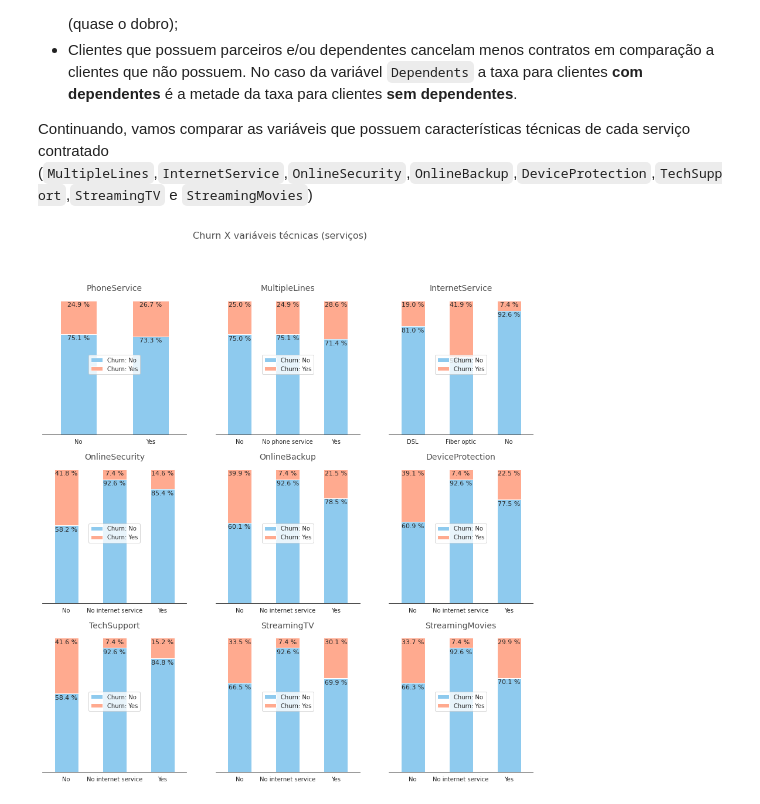
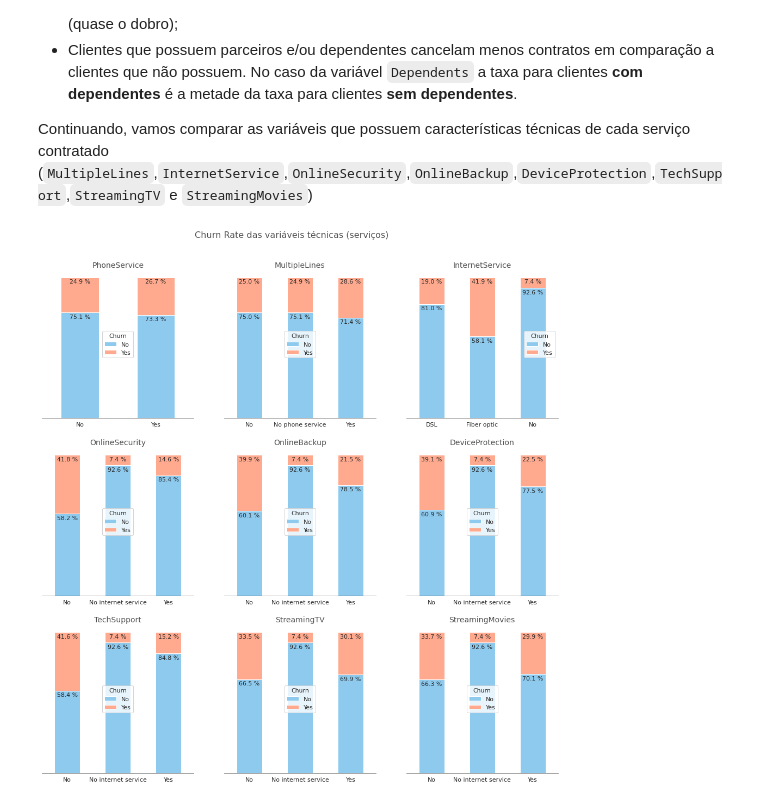
Before and after one commit to LuisCSGuimaraes/ChurnPrediction, a Jupyter notebook: Notebook/Churn Prediction.ipynb, the cells around one changed output. Drawn from its saved outputs; the diff is of its cells as text; code cells hidden in the pictures.

```diff
--- a/Notebook/Churn Prediction.ipynb
+++ b/Notebook/Churn Prediction.ipynb
@@ -616,8 +621,8 @@ df_movies = pd.crosstab(index = df_clean.StreamingMovies,
                         columns = df_clean.Churn).apply(lambda x: x/x.sum()*100, axis=1)
 
 #Criando a figura
-fig, ax = plt.subplots(figsize=(15, 15), ncols=3, nrows=3)
-st = fig.suptitle("Churn X variáveis técnicas (serviços)", fontsize="16", color=cinza_texto)
+fig, ax = plt.subplots(figsize=(17, 17), ncols=3, nrows=3)
+st = fig.suptitle("Churn Rate das variáveis técnicas (serviços)", fontsize="16", color=cinza_texto, y=.94)
 
 #Plotando
 ax1=df_phone.plot(kind='bar',
@@ -709,8 +714,9 @@ ax1.set_title("PhoneService",
 ax1.set_xlabel(None)
 ax1.set_ylabel(None)
 ax1.set_yticklabels([])
-ax1.legend(['Churn: No','Churn: Yes'],
-           loc="center")
+ax1.legend(['No','Yes'],
+           loc="center",
+           title="Churn")
 ax1.tick_params(rotation='auto')
 
 ax2.set_title("MultipleLines",
@@ -719,8 +725,9 @@ ax2.set_title("MultipleLines",
 ax2.set_xlabel(None)
 ax2.set_ylabel(None)
 ax2.set_yticklabels([])
-ax2.legend(['Churn: No','Churn: Yes'],
-           loc="center")
+ax2.legend(['No','Yes'],
+           loc="center",
+           title="Churn")
 ax2.tick_params(rotation='auto')
 
 ax3.set_title("InternetService",
@@ -729,8 +736,9 @@ ax3.set_title("InternetService",
 ax3.set_xlabel(None)
 ax3.set_ylabel(None)
 ax3.set_yticklabels([])
-ax3.legend(['Churn: No','Churn: Yes'],
-           loc="center")
+ax3.legend(['No','Yes'],
+           loc="center right",
+           title="Churn")
 ax3.tick_params(rotation='auto')
 
 ax4.set_title("OnlineSecurity",
@@ -739,8 +747,9 @@ ax4.set_title("OnlineSecurity",
 ax4.set_xlabel(None)
 ax4.set_ylabel(None)
 ax4.set_yticklabels([])
-ax4.legend(['Churn: No','Churn: Yes'],
-           loc="center")
+ax4.legend(['No','Yes'],
+           loc="center",
+           title="Churn")
 ax4.tick_params(rotation='auto')
 
 ax5.set_title("OnlineBackup",
@@ -749,8 +758,9 @@ ax5.set_title("OnlineBackup",
 ax5.set_xlabel(None)
 ax5.set_ylabel(None)
 ax5.set_yticklabels([])
-ax5.legend(['Churn: No','Churn: Yes'],
-           loc="center")
+ax5.legend(['No','Yes'],
+           loc="center",
+           title="Churn")
 ax5.tick_params(rotation='auto')
 
 ax6.set_title("DeviceProtection",
@@ -759,8 +769,9 @@ ax6.set_title("DeviceProtection",
 ax6.set_xlabel(None)
 ax6.set_ylabel(None)
 ax6.set_yticklabels([])
-ax6.legend(['Churn: No','Churn: Yes'],
-           loc="center")
+ax6.legend(['No','Yes'],
+           loc="center",
+           title="Churn")
 ax6.tick_params(rotation='auto')
 
 ax7.set_title("TechSupport",
@@ -769,8 +780,9 @@ ax7.set_title("TechSupport",
 ax7.set_xlabel(None)
 ax7.set_ylabel(None)
 ax7.set_yticklabels([])
-ax7.legend(['Churn: No','Churn: Yes'],
-           loc="center")
+ax7.legend(['No','Yes'],
+           loc="center",
+           title="Churn")
 ax7.tick_params(rotation='auto')
 
 ax8.set_title("StreamingTV",
@@ -779,8 +791,9 @@ ax8.set_title("StreamingTV",
 ax8.set_xlabel(None)
 ax8.set_ylabel(None)
 ax8.set_yticklabels([])
-ax8.legend(['Churn: No','Churn: Yes'],
-           loc="center")
+ax8.legend(['No','Yes'],
+           loc="center",
+           title="Churn")
 ax8.tick_params(rotation='auto')
 
 ax9.set_title("StreamingMovies",
@@ -789,8 +802,9 @@ ax9.set_title("StreamingMovies",
 ax9.set_xlabel(None)
 ax9.set_ylabel(None)
 ax9.set_yticklabels([])
-ax9.legend(['Churn: No','Churn: Yes'],
-           loc="center")
+ax9.legend(['No','Yes'],
+           loc="center",
+           title="Churn")
 ax9.tick_params(rotation='auto')
 
 #Inserindo a porcentagem de cada observação dentro do plot
@@ -859,31 +873,32 @@ for p in ax7.patches:
             x, y = p.get_xy()
             ax7.text(x+width/2,
             y+height-3,
             '{:.1f} %'.format(height),
             horizontalalignment='center',
             verticalalignment='center',
             fontsize=11)
 
 for p in ax8.patches:
             width, height = p.get_width(), p.get_height()
             x, y = p.get_xy()
             ax8.text(x+width/2,
             y+height-3,
             '{:.1f} %'.format(height),
             horizontalalignment='center',
             verticalalignment='center',
             fontsize=11)
 
 for p in ax9.patches:
             width, height = p.get_width(), p.get_height()
             x, y = p.get_xy()
             ax9.text(x+width/2,
             y+height-3,
             '{:.1f} %'.format(height),
             horizontalalignment='center',
             verticalalignment='center',
             fontsize=11)
 
+#Exibindo
 plt.show()
 # %% [output]
-[figure, old version]
+[figure, new version]
```
Also changed, not shown: parts of 4 cells of this notebook.
